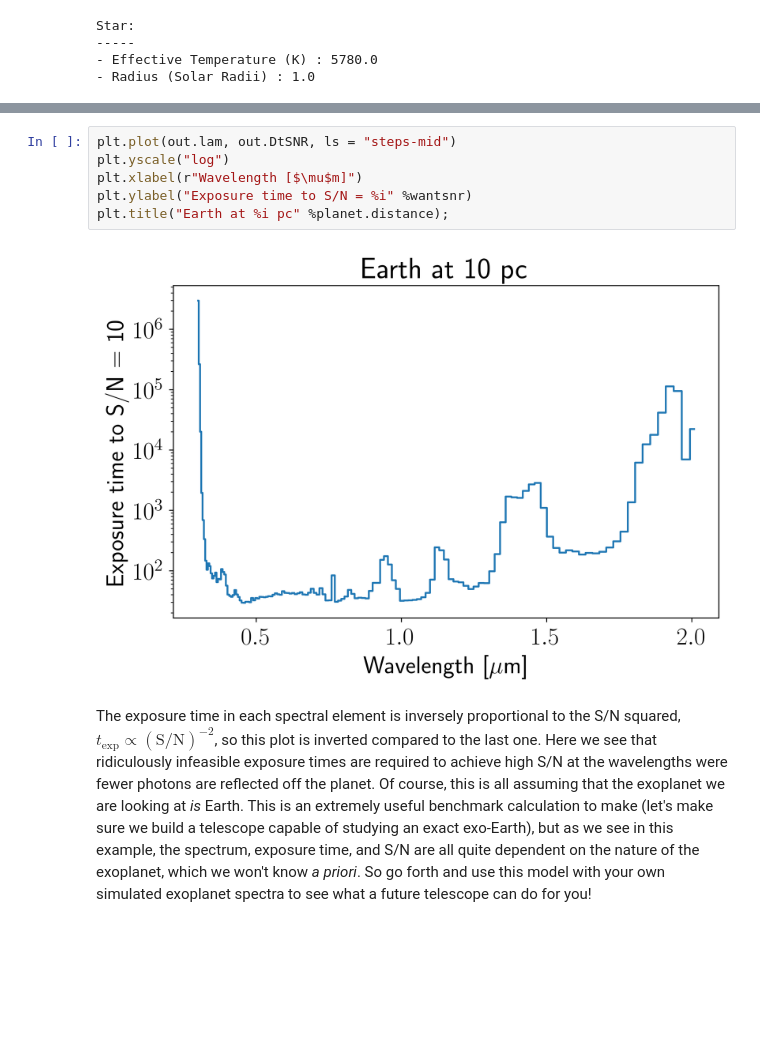
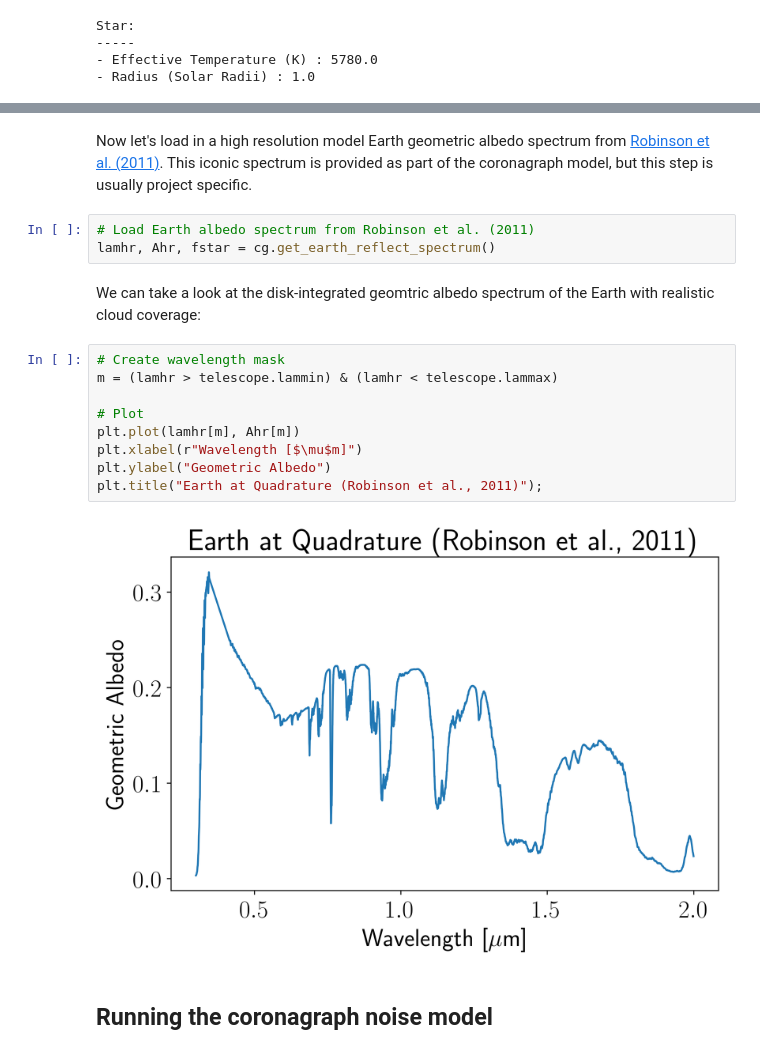
Before and after one commit to jlustigy/coronagraph, a Jupyter notebook: docs/notebooks/quickstart.ipynb, the cells around one changed output, grey strips where cells are left out. Drawn from its saved outputs; the diff is of its cells as text; blank space fills up the shorter version.

Commit message:
updated quickstart tutorial to use object oriented inferface; removed object oriented example

```diff
--- a/docs/notebooks/quickstart.ipynb
+++ b/docs/notebooks/quickstart.ipynb
@@ -140,10 +84,20 @@ Finally, let's take a look at the exposure time necessary to achieve a given sig
-# %%
-plt.plot(out.lam, out.DtSNR, ls = "steps-mid")
-plt.yscale("log")
-plt.xlabel(r"Wavelength [$\mu$m]")
-plt.ylabel("Exposure time to S/N = %i" %wantsnr)
-plt.title("Earth at %i pc" %planet.distance);
-# %% [output]
-[figure, removed]
-# %% [markdown]
-The exposure time in each spectral element is inversely proportional to the S/N squared, $t_{\text{exp}} \propto (\text{S/N})^{-2}$, so this plot is inverted compared to the last one. Here we see that ridiculously infeasible exposure times are required to achieve high S/N at the wavelengths were fewer photons are reflected off the planet. Of course, this is all assuming that the exoplanet we are looking at *is* Earth. This is an extremely useful benchmark calculation to make (let's make sure we build a telescope capable of studying an exact exo-Earth), but as we see in this example, the spectrum, exposure time, and S/N are all quite dependent on the nature of the exoplanet, which we won't know *a priori*. So go forth and use this model with your own simulated exoplanet spectra to see what a future telescope can do for you!
+# %% [markdown]
+Now let's load in a high resolution model Earth geometric albedo spectrum from [Robinson et al. (2011)](http://adsabs.harvard.edu/abs/2011AsBio..11..393R). This iconic spectrum is provided as part of the coronagraph model, but this step is usually project specific.
+# %%
+# Load Earth albedo spectrum from Robinson et al. (2011)
+lamhr, Ahr, fstar = cg.get_earth_reflect_spectrum()
+# %% [markdown]
+We can take a look at the disk-integrated geomtric albedo spectrum of the Earth with realistic cloud coverage:
+# %%
+# Create wavelength mask
+m = (lamhr > telescope.lammin) & (lamhr < telescope.lammax)
+
+# Plot
+plt.plot(lamhr[m], Ahr[m])
+plt.xlabel(r"Wavelength [$\mu$m]")
+plt.ylabel("Geometric Albedo")
+plt.title("Earth at Quadrature (Robinson et al., 2011)");
+# %% [output]
+[figure, added]
+# %% [markdown]
+## Running the coronagraph noise model
```
Also changed, not shown: parts of 34 cells of this notebook, 2 other files.
